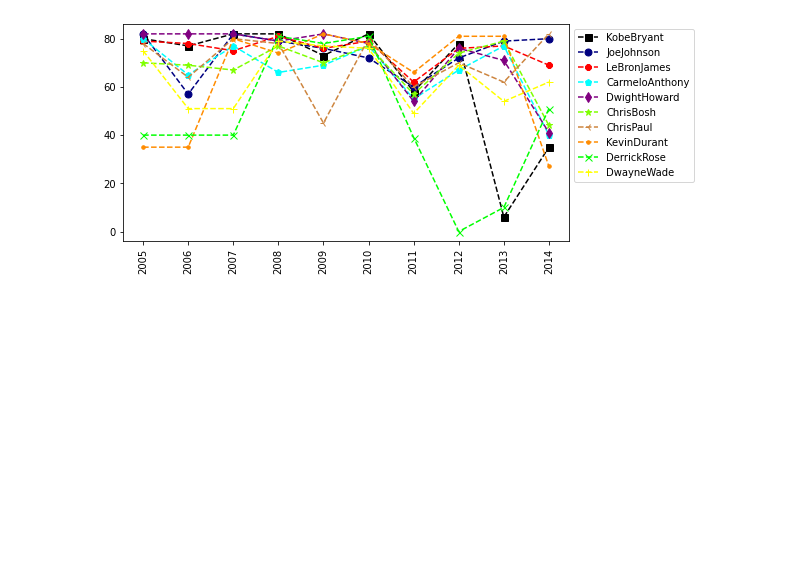
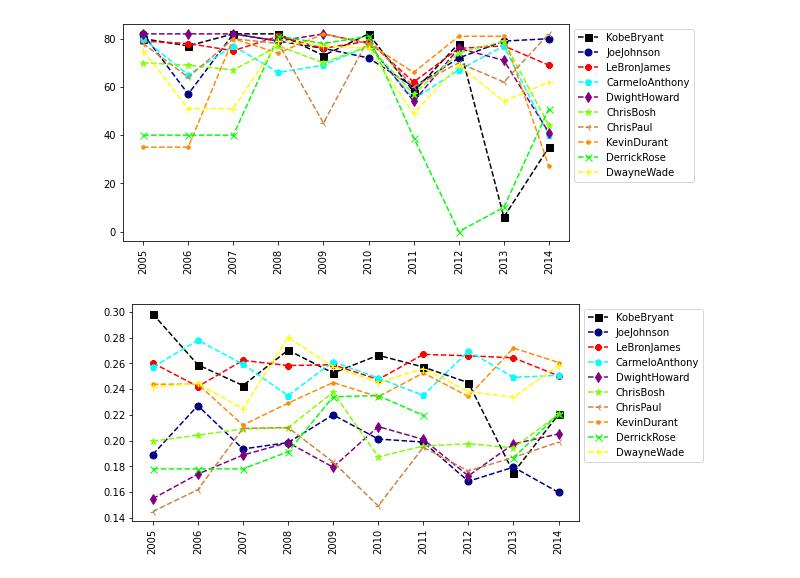
Before and after one commit to NicholasthedevJacobs/Freethrow_Matrices, a Jupyter notebook: Project3.ipynb, the cells around one changed output. Saved outputs shown, nothing was run; the diff lists cells and outputs as text; code cells hidden in the pictures; blank space fills up the shorter version.

Commit message:
Graphed goals per minutes played

```diff
--- a/Project3.ipynb
+++ b/Project3.ipynb
@@ -203,3 +203,9 @@ myplot(Games)
 # %% [output]
 [figure]
 [figure]
+# %%
+#Goals per minutes played
+
+myplot(FieldGoals/MinutesPlayed)
+# %% [output]
+[figure, added]
```
